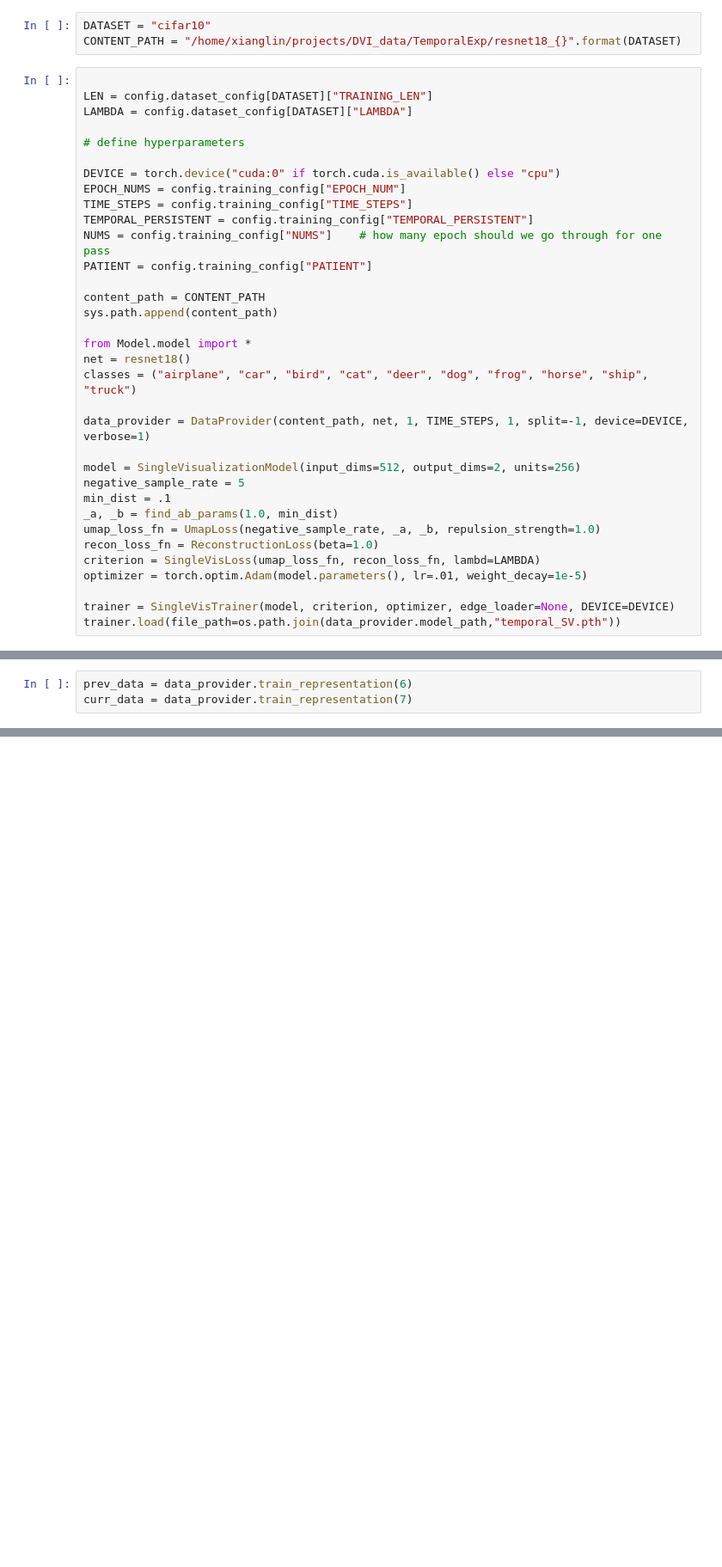
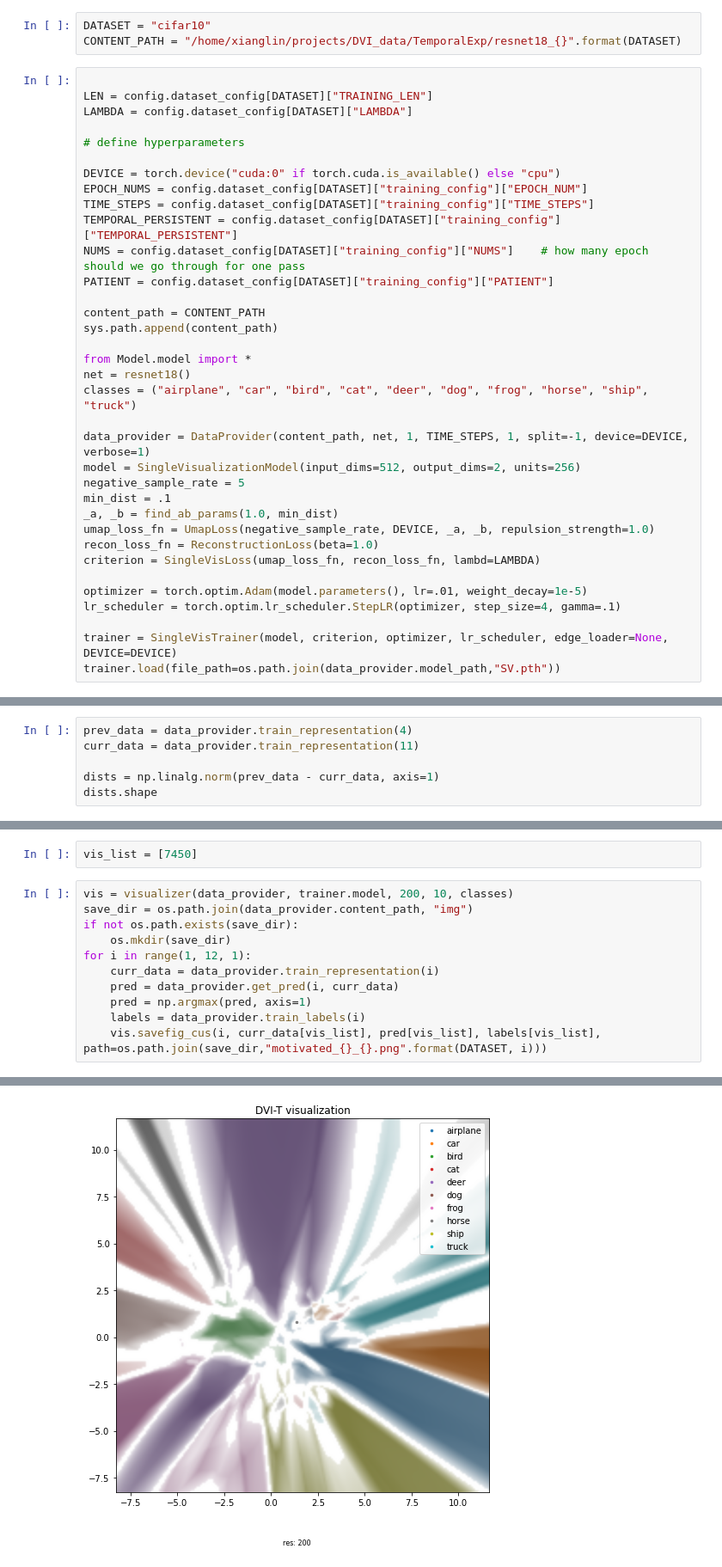
Before and after one commit to xianglinyang/TimeVis, a Jupyter notebook: motivating_example.ipynb, the cells around one changed output, grey strips where cells are left out. Shown at 86% size. Cells and saved outputs as stored; diff of their text form; blank space fills up the shorter version.

```diff
--- a/motivating_example.ipynb
+++ b/motivating_example.ipynb
@@ -29,11 +24,11 @@ LAMBDA = config.dataset_config[DATASET]["LAMBDA"]
 # define hyperparameters
 
 DEVICE = torch.device("cuda:0" if torch.cuda.is_available() else "cpu")
-EPOCH_NUMS = config.training_config["EPOCH_NUM"]
-TIME_STEPS = config.training_config["TIME_STEPS"]
-TEMPORAL_PERSISTENT = config.training_config["TEMPORAL_PERSISTENT"]
-NUMS = config.training_config["NUMS"]    # how many epoch should we go through for one pass
-PATIENT = config.training_config["PATIENT"]
+EPOCH_NUMS = config.dataset_config[DATASET]["training_config"]["EPOCH_NUM"]
+TIME_STEPS = config.dataset_config[DATASET]["training_config"]["TIME_STEPS"]
+TEMPORAL_PERSISTENT = config.dataset_config[DATASET]["training_config"]["TEMPORAL_PERSISTENT"]
+NUMS = config.dataset_config[DATASET]["training_config"]["NUMS"]    # how many epoch should we go through for one pass
+PATIENT = config.dataset_config[DATASET]["training_config"]["PATIENT"]
 
 content_path = CONTENT_PATH
 sys.path.append(content_path)
@@ -43,16 +38,17 @@ net = resnet18()
 classes = ("airplane", "car", "bird", "cat", "deer", "dog", "frog", "horse", "ship", "truck")
 
 data_provider = DataProvider(content_path, net, 1, TIME_STEPS, 1, split=-1, device=DEVICE, verbose=1)
-
 model = SingleVisualizationModel(input_dims=512, output_dims=2, units=256)
 negative_sample_rate = 5
 min_dist = .1
 _a, _b = find_ab_params(1.0, min_dist)
-umap_loss_fn = UmapLoss(negative_sample_rate, _a, _b, repulsion_strength=1.0)
+umap_loss_fn = UmapLoss(negative_sample_rate, DEVICE, _a, _b, repulsion_strength=1.0)
 recon_loss_fn = ReconstructionLoss(beta=1.0)
 criterion = SingleVisLoss(umap_loss_fn, recon_loss_fn, lambd=LAMBDA)
+
 optimizer = torch.optim.Adam(model.parameters(), lr=.01, weight_decay=1e-5)
+lr_scheduler = torch.optim.lr_scheduler.StepLR(optimizer, step_size=4, gamma=.1)
 
-trainer = SingleVisTrainer(model, criterion, optimizer, edge_loader=None, DEVICE=DEVICE)
-trainer.load(file_path=os.path.join(data_provider.model_path,"temporal_SV.pth"))
+trainer = SingleVisTrainer(model, criterion, optimizer, lr_scheduler, edge_loader=None, DEVICE=DEVICE)
+trainer.load(file_path=os.path.join(data_provider.model_path,"SV.pth"))
 # %% [output]
@@ -60,3 +59,6 @@ Successfully load visualization mdoel
 # %%
-prev_data = data_provider.train_representation(6)
-curr_data = data_provider.train_representation(7)
+prev_data = data_provider.train_representation(4)
+curr_data = data_provider.train_representation(11)
+
+dists = np.linalg.norm(prev_data - curr_data, axis=1)
+dists.shape
@@ -68,0 +73,14 @@ dists.shape
+# %%
+vis_list = [7450]
+# %%
+vis = visualizer(data_provider, trainer.model, 200, 10, classes)
+save_dir = os.path.join(data_provider.content_path, "img")
+if not os.path.exists(save_dir):
+    os.mkdir(save_dir)
+for i in range(1, 12, 1):
+    curr_data = data_provider.train_representation(i)
+    pred = data_provider.get_pred(i, curr_data)
+    pred = np.argmax(pred, axis=1)
+    labels = data_provider.train_labels(i)
+    vis.savefig_cus(i, curr_data[vis_list], pred[vis_list], labels[vis_list], path=os.path.join(save_dir,"motivated_{}_{}.png".format(DATASET, i)))
+# %% [output]
@@ -68,0 +98 @@ dists.shape
+[figure, added]
```
Also changed, not shown: parts of 26 cells of this notebook.
